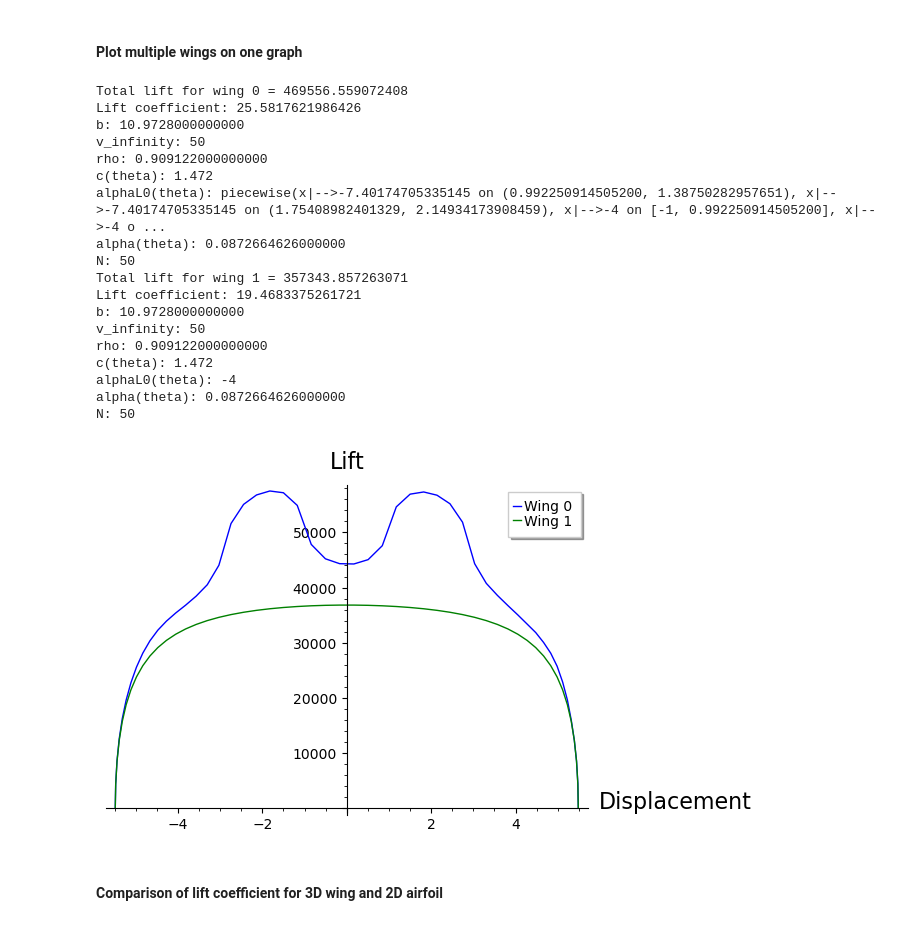
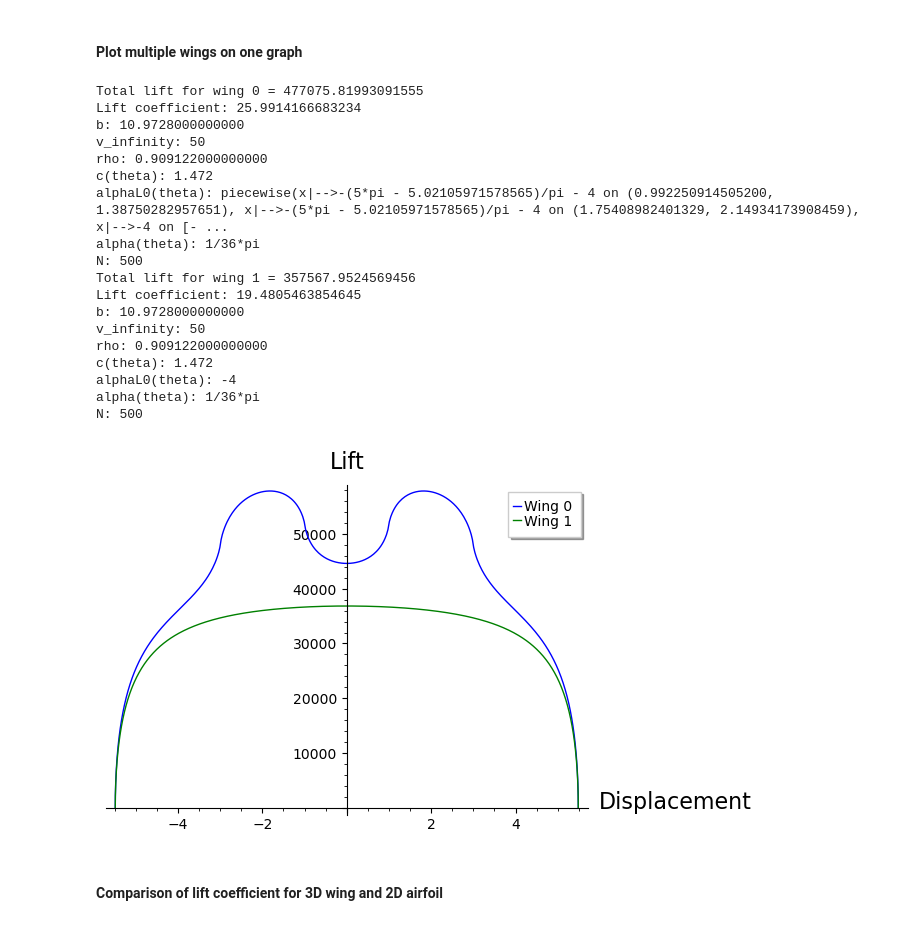
Before and after one commit to juandurante2005/Aerospace-CS-project, a Jupyter notebook: Expanded-lift-dist.ipynb, the cells around one changed output. Cells and saved outputs as stored; diff of their text form; code cells hidden in the pictures.

Commit message:
Incorporated Pybind11 and Eigen for faster solving

```diff
--- a/Expanded-lift-dist.ipynb
+++ b/Expanded-lift-dist.ipynb
@@ -1,4 +1,8 @@
 # %%
+import sys
+sys.path.append('/home/nachodurante/Desktop/projects/pybind_test/build')
+import cmake_example
+
 class LiftFinder():
     b = 0
     PI = 3.1415926536
@@ -47,6 +51,27 @@ class LiftFinder():
         an_vector = matrix(eqParts).solve_right(matrix(rhs_vector))
         return an_vector
 
+    def five_fifty_one_eigen(self):
+        x = var("x")
+        N = self.N
+        alpha = self.alpha
+        alphaL0(x) = self.alphaL0
+        pi = self.PI
+        b = self.b
+        c = self.c
+        rhs_vector = [0 for i in range(N)]
+        eqParts = [[0 for i in range(N)] for i in range(N)]
+        #The last column is the RHS, alpha(theta) - alphaL0(theta)
+        for row in range(0, N):
+            theta = pi * (row + 1)/(N+1) # This gets N non-zero thetas evenly distributed, using pi * row / N would have zero as the first value
+            rhs_vector[row] = [alpha(x=theta) - alphaL0(x=theta)] # assign last column
+
+            for col in range(0, N):
+                n = col + 1
+                eqParts[row][col] = (2 * b * sin(n * theta)) / (pi * c(x=theta)) + (n * sin(n * theta)) / sin(theta)
+        an_vector = cmake_example.solvePPL(matrix(eqParts), matrix(rhs_vector))
+        return an_vector
+
 
     def gamma(self):
         pi = self.PI
@@ -55,7 +80,7 @@ class LiftFinder():
         b = self.b
         v_infinity = self.v_infinity
 
-        an_vector = LiftFinder.five_fifty_one(self)
+        an_vector = LiftFinder.five_fifty_one_eigen(self)
         gamma_per_theta = [0 for i in range(0, N)]
         for theta_lcv in range(0, N):
             sum = 0
@@ -197,50 +222,50 @@ color_list = ["blue", 'green', 'red', 'cyan', 'magenta', 'yellow', 'black']
 #### Plot multiple wings on one graph
 # %%
 
-wings = [[10.9728, 50, .909122, "1.472", "-4", str(5 * pi / 180), 50],[10.9728, 50, .909122, "1.472", "-4", str(5 * pi / 180), 50]]
+wings = [[10.9728, 50, .909122, "1.472", "-4", str(5 * pi / 180), 500],[10.9728, 50, .909122, "1.472", "-4", str(5 * pi / 180), 500]]
 alphaL0 = alphal0_calculator(SR(wings[0][3]), SR(wings[0][4]), [[-3, -1, 5, 1], [1, 3, 5, 1]], wings[0][0])
 
 wings[0][4] = alphaL0
 totalplots = plot(0, [0, 0.001])
 index = 0
 for wing_info in wings:
 
     vec = LiftFinder(wing_info)
     print("Total lift for wing " + str(index) + " = " + str(vec.get_total_lift()))
     totalplots = totalplots + list_plot(vec.get_zipped_lists(), legend_label=("Wing " + str(index)), color=color_list[index % 7], plotjoined = True)
     dynamic_pressure = 1/2 * wing_info[2] * wing_info[1] ^ 2
     s = wing_info[0] * average_value(wing_info[3])
     print("Lift coefficient: " + str((vec.get_total_lift()) / (dynamic_pressure * s)))
     index = index + 1
     for i in range(0, len(ref)):
         print(ref[i] + ": " + str(wing_info[i]))
 
 totalplots.axes_labels(["Displacement", "Lift"])
 totalplots.show()
 #vec.lift_finder()
 # x_ax = vec.get_x_axis_reference
 # y_ax = vec.get_lift_vector
 #list_plot(list(zip(x_ax, y_ax)), axes_labels = ["Displacement", "Lift"] )
 # %% [output]
-Total lift for wing 0 = 469556.559072408
-Lift coefficient: 25.5817621986426
+Total lift for wing 0 = 477075.81993091555
+Lift coefficient: 25.9914166683234
 b: 10.9728000000000
 v_infinity: 50
 rho: 0.909122000000000
 c(theta): 1.472
-alphaL0(theta): piecewise(x|-->-7.40174705335145 on (0.992250914505200, 1.38750282957651), x|-->-7.40174705335145 on (1.75408982401329, 2.14934173908459), x|-->-4 on [-1, 0.992250914505200], x|-->-4 o ...
-alpha(theta): 0.0872664626000000
-N: 50
-Total lift for wing 1 = 357343.857263071
-Lift coefficient: 19.4683375261721
+alphaL0(theta): piecewise(x|-->-(5*pi - 5.02105971578565)/pi - 4 on (0.992250914505200, 1.38750282957651), x|-->-(5*pi - 5.02105971578565)/pi - 4 on (1.75408982401329, 2.14934173908459), x|-->-4 on [- ...
+alpha(theta): 1/36*pi
+N: 500
+Total lift for wing 1 = 357567.9524569456
+Lift coefficient: 19.4805463854645
 b: 10.9728000000000
 v_infinity: 50
 rho: 0.909122000000000
 c(theta): 1.472
 alphaL0(theta): -4
-alpha(theta): 0.0872664626000000
-N: 50
+alpha(theta): 1/36*pi
+N: 500
-[figure, old version]
+[figure, new version]
 # %% [markdown]
 #### Comparison of lift coefficient for 3D wing and 2D airfoil
 # %%
```
